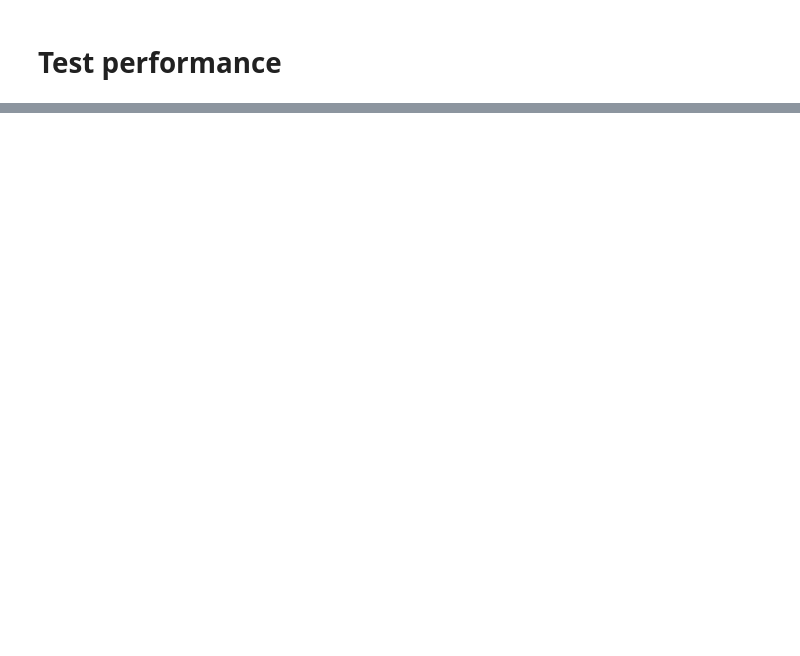
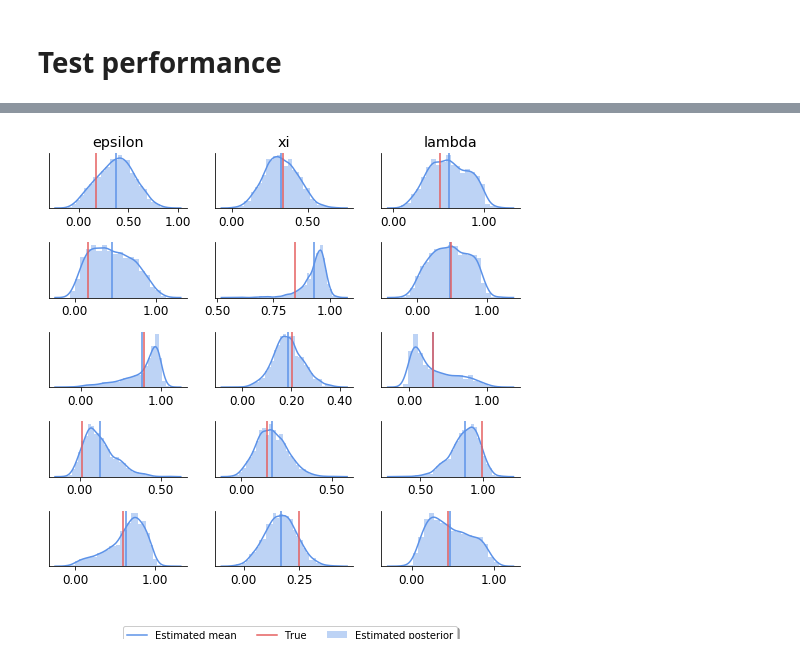
Before and after one commit to stefanradev93/DBN, a Jupyter notebook: WCST_INN_BayesianGenerative4.ipynb, the cells around one changed output, grey strips where cells are left out. Saved outputs shown, nothing was run; the diff lists cells and outputs as text; code cells hidden in the pictures; blank space fills up the shorter version.

```diff
--- a/WCST_INN_BayesianGenerative4.ipynb
+++ b/WCST_INN_BayesianGenerative4.ipynb
@@ -333,0 +326,4 @@ plot_true_est_scatter(model, x_test, theta_test, n_samples_posterior, param_name
+# %%
+plot_true_est_posterior(model, n_samples_posterior, param_names, X_test=x_test[:5], theta_test=theta_test[:5], figsize=(7, 7))
+# %% [output]
+[figure, added]
```
Also changed, not shown: parts of 2 cells of this notebook, 9 other files.
